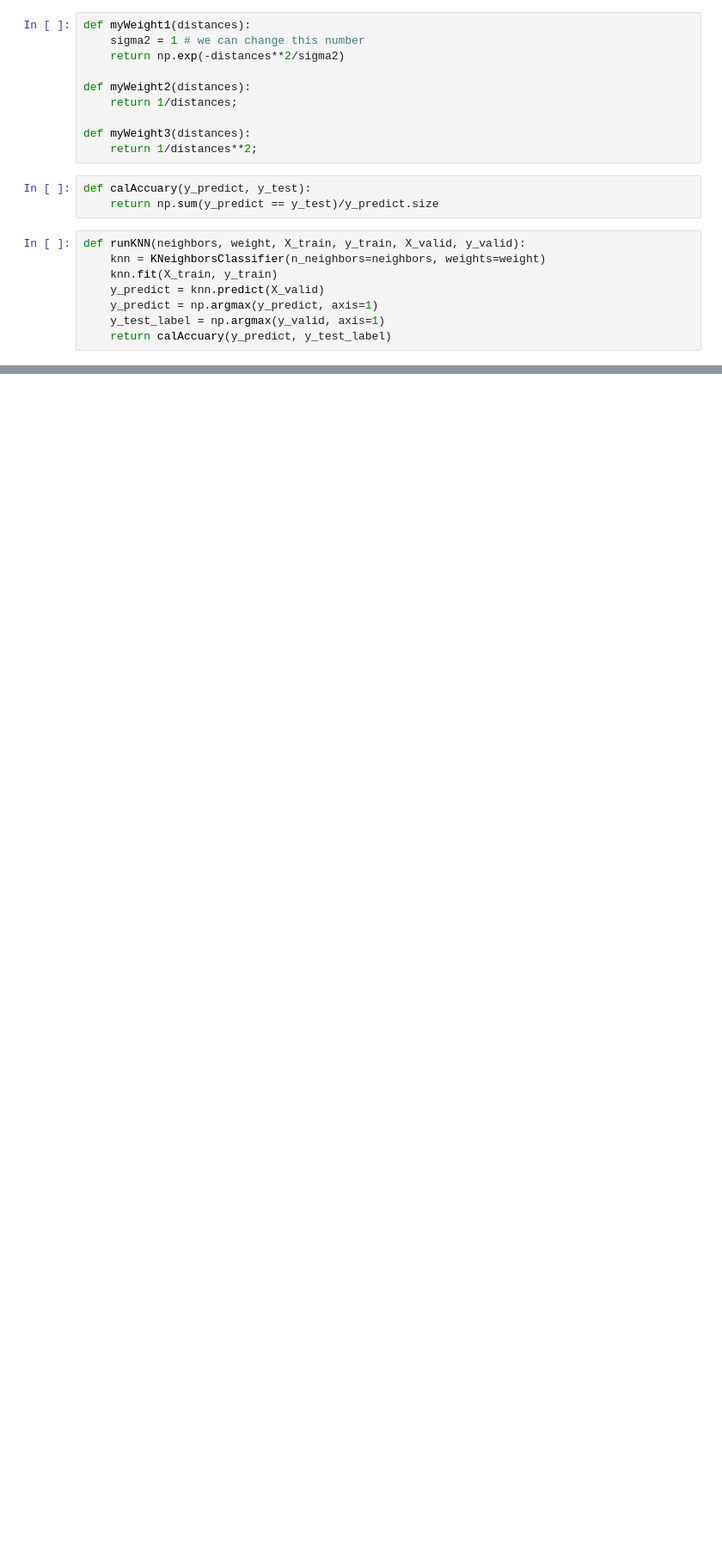
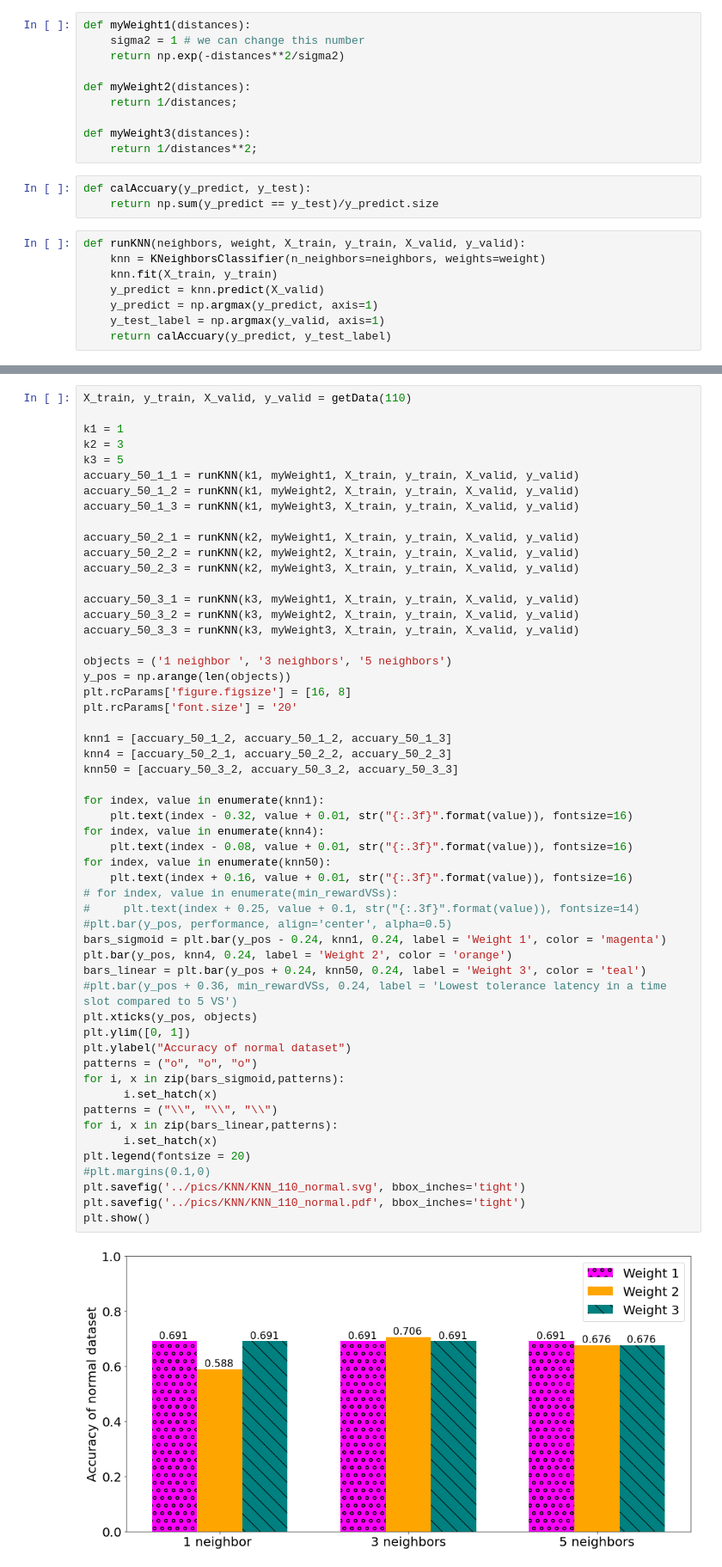
Before and after one commit to Tahuubinh/ML_HUST_PROJECT, a Jupyter notebook: code/knn.ipynb, the cells around one changed output, grey strips where cells are left out. Shown at 86% size. Saved outputs shown, nothing was run; the diff lists cells and outputs as text; blank space fills up the shorter version.

```diff
--- a/code/knn.ipynb
+++ b/code/knn.ipynb
@@ -193,0 +86,56 @@ plt.show()
+# %%
+X_train, y_train, X_valid, y_valid = getData(110)
+
+k1 = 1
+k2 = 3
+k3 = 5
+accuary_50_1_1 = runKNN(k1, myWeight1, X_train, y_train, X_valid, y_valid)
+accuary_50_1_2 = runKNN(k1, myWeight2, X_train, y_train, X_valid, y_valid)
+accuary_50_1_3 = runKNN(k1, myWeight3, X_train, y_train, X_valid, y_valid)
+
+accuary_50_2_1 = runKNN(k2, myWeight1, X_train, y_train, X_valid, y_valid)
+accuary_50_2_2 = runKNN(k2, myWeight2, X_train, y_train, X_valid, y_valid)
+accuary_50_2_3 = runKNN(k2, myWeight3, X_train, y_train, X_valid, y_valid)
+
+accuary_50_3_1 = runKNN(k3, myWeight1, X_train, y_train, X_valid, y_valid)
+accuary_50_3_2 = runKNN(k3, myWeight2, X_train, y_train, X_valid, y_valid)
+accuary_50_3_3 = runKNN(k3, myWeight3, X_train, y_train, X_valid, y_valid)
+
+objects = ('1 neighbor ', '3 neighbors', '5 neighbors')
+y_pos = np.arange(len(objects))
+plt.rcParams['figure.figsize'] = [16, 8]
+plt.rcParams['font.size'] = '20'
+
+knn1 = [accuary_50_1_2, accuary_50_1_2, accuary_50_1_3]
+knn4 = [accuary_50_2_1, accuary_50_2_2, accuary_50_2_3]
+knn50 = [accuary_50_3_2, accuary_50_3_2, accuary_50_3_3]
+
+for index, value in enumerate(knn1):
+    plt.text(index - 0.32, value + 0.01, str("{:.3f}".format(value)), fontsize=16)
+for index, value in enumerate(knn4):
+    plt.text(index - 0.08, value + 0.01, str("{:.3f}".format(value)), fontsize=16)
+for index, value in enumerate(knn50):
+    plt.text(index + 0.16, value + 0.01, str("{:.3f}".format(value)), fontsize=16)
+# for index, value in enumerate(min_rewardVSs):
+#     plt.text(index + 0.25, value + 0.1, str("{:.3f}".format(value)), fontsize=14)
+#plt.bar(y_pos, performance, align='center', alpha=0.5)
+bars_sigmoid = plt.bar(y_pos - 0.24, knn1, 0.24, label = 'Weight 1', color = 'magenta')
+plt.bar(y_pos, knn4, 0.24, label = 'Weight 2', color = 'orange')
+bars_linear = plt.bar(y_pos + 0.24, knn50, 0.24, label = 'Weight 3', color = 'teal')
+#plt.bar(y_pos + 0.36, min_rewardVSs, 0.24, label = 'Lowest tolerance latency in a time slot compared to 5 VS')
+plt.xticks(y_pos, objects)
+plt.ylim([0, 1])
+plt.ylabel("Accuracy of normal dataset")
+patterns = ("o", "o", "o")
+for i, x in zip(bars_sigmoid,patterns):
+      i.set_hatch(x)
+patterns = ("\\", "\\", "\\")
+for i, x in zip(bars_linear,patterns):
+      i.set_hatch(x)
+plt.legend(fontsize = 20)
+#plt.margins(0.1,0)
+plt.savefig('../pics/KNN/KNN_110_normal.svg', bbox_inches='tight')
+plt.savefig('../pics/KNN/KNN_110_normal.pdf', bbox_inches='tight')
+plt.show()
+# %% [output]
+[figure, added]
```
Also changed, not shown: parts of 8 cells of this notebook, 13 other files.
